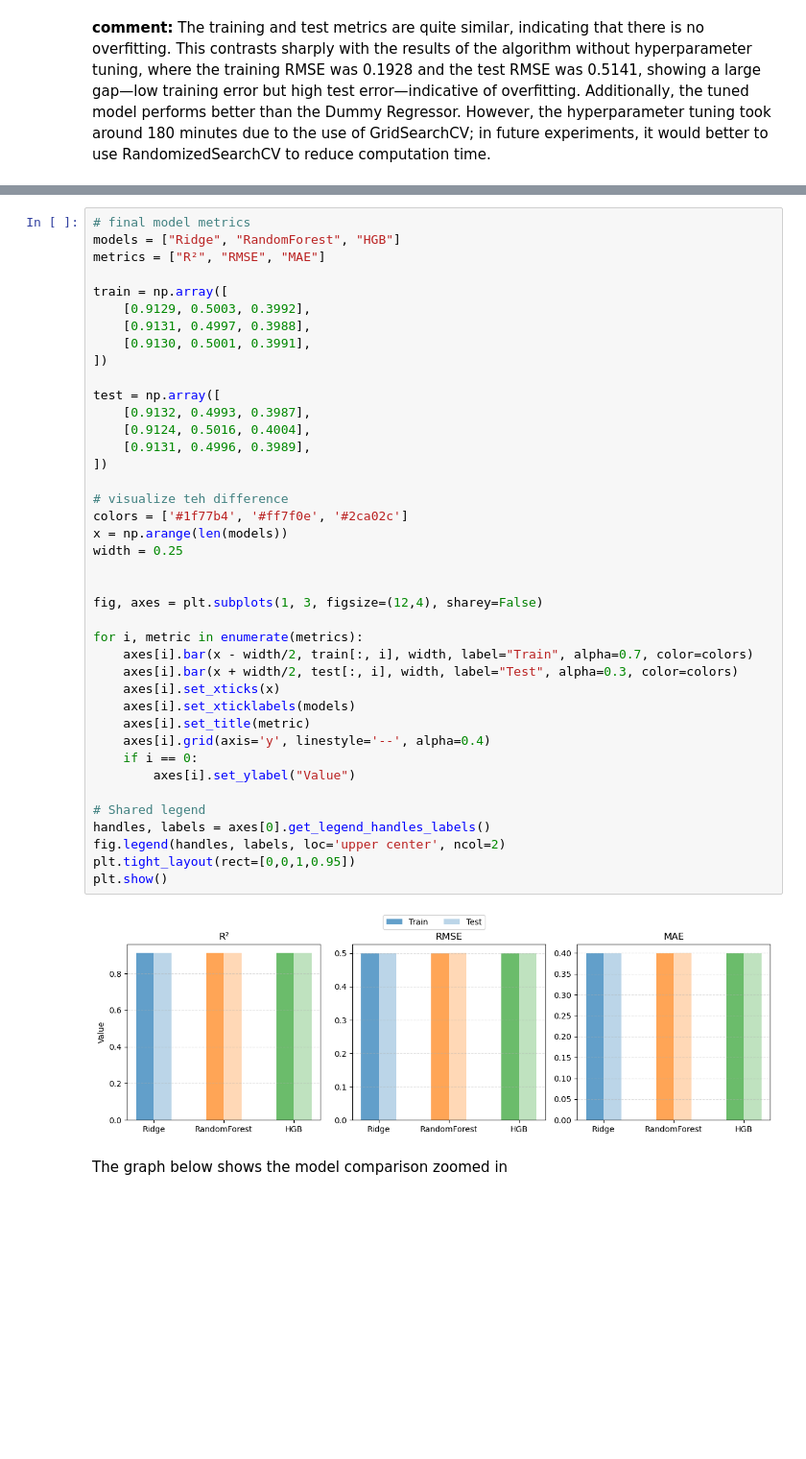
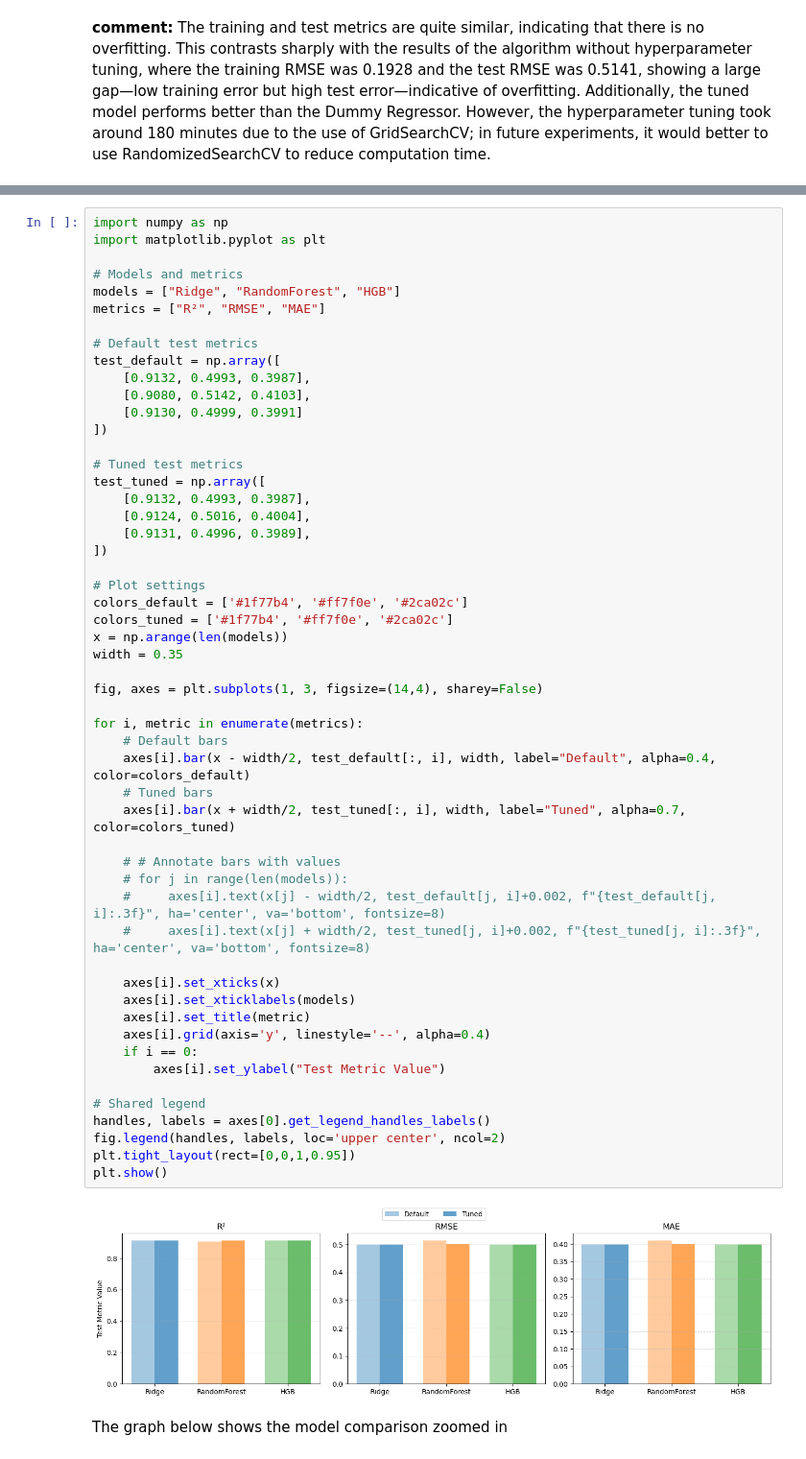
Before and after one commit to Angelicarjs/crop_yield_ML_project, a Jupyter notebook: ML_Milestone1Revision.ipynb, the cells around one changed output, grey strips where cells are left out. Shown at 96% size. Saved outputs shown, nothing was run; the diff lists cells and outputs as text; blank space fills up the shorter version.

```diff
--- a/ML_Milestone1Revision.ipynb
+++ b/ML_Milestone1Revision.ipynb
@@ -1245,45 +1245,58 @@ Figure below shows a graph comparing the 3 final models results after hyperparam
 # %%
-# final model metrics
+import numpy as np
+import matplotlib.pyplot as plt
+
+# Models and metrics
 models = ["Ridge", "RandomForest", "HGB"]
 metrics = ["R²", "RMSE", "MAE"]
 
-train = np.array([
-    [0.9129, 0.5003, 0.3992],
-    [0.9131, 0.4997, 0.3988],
-    [0.9130, 0.5001, 0.3991],
+# Default test metrics
+test_default = np.array([
+    [0.9132, 0.4993, 0.3987],
+    [0.9080, 0.5142, 0.4103],
+    [0.9130, 0.4999, 0.3991]
 ])
 
-test = np.array([
+# Tuned test metrics
+test_tuned = np.array([
     [0.9132, 0.4993, 0.3987],
     [0.9124, 0.5016, 0.4004],
     [0.9131, 0.4996, 0.3989],
 ])
 
-# visualize teh difference
-colors = ['#1f77b4', '#ff7f0e', '#2ca02c']
+# Plot settings
+colors_default = ['#1f77b4', '#ff7f0e', '#2ca02c']
+colors_tuned = ['#1f77b4', '#ff7f0e', '#2ca02c']
 x = np.arange(len(models))
-width = 0.25
+width = 0.35
 
-
-fig, axes = plt.subplots(1, 3, figsize=(12,4), sharey=False)
+fig, axes = plt.subplots(1, 3, figsize=(14,4), sharey=False)
 
 for i, metric in enumerate(metrics):
-    axes[i].bar(x - width/2, train[:, i], width, label="Train", alpha=0.7, color=colors)
-    axes[i].bar(x + width/2, test[:, i], width, label="Test", alpha=0.3, color=colors)
+    # Default bars
+    axes[i].bar(x - width/2, test_default[:, i], width, label="Default", alpha=0.4, color=colors_default)
+    # Tuned bars
+    axes[i].bar(x + width/2, test_tuned[:, i], width, label="Tuned", alpha=0.7, color=colors_tuned)
+
+    # # Annotate bars with values
+    # for j in range(len(models)):
+    #     axes[i].text(x[j] - width/2, test_default[j, i]+0.002, f"{test_default[j, i]:.3f}", ha='center', va='bottom', fontsize=8)
+    #     axes[i].text(x[j] + width/2, test_tuned[j, i]+0.002, f"{test_tuned[j, i]:.3f}", ha='center', va='bottom', fontsize=8)
+
     axes[i].set_xticks(x)
     axes[i].set_xticklabels(models)
     axes[i].set_title(metric)
     axes[i].grid(axis='y', linestyle='--', alpha=0.4)
     if i == 0:
-        axes[i].set_ylabel("Value")
+        axes[i].set_ylabel("Test Metric Value")
 
 # Shared legend
 handles, labels = axes[0].get_legend_handles_labels()
 fig.legend(handles, labels, loc='upper center', ncol=2)
 plt.tight_layout(rect=[0,0,1,0.95])
 plt.show()
 # %% [output]
-[figure, old version]
+[figure, new version]
 # %% [markdown]
 The graph below shows the model comparison zoomed in
 # %%
```
Also changed, not shown: parts of 3 cells of this notebook.
